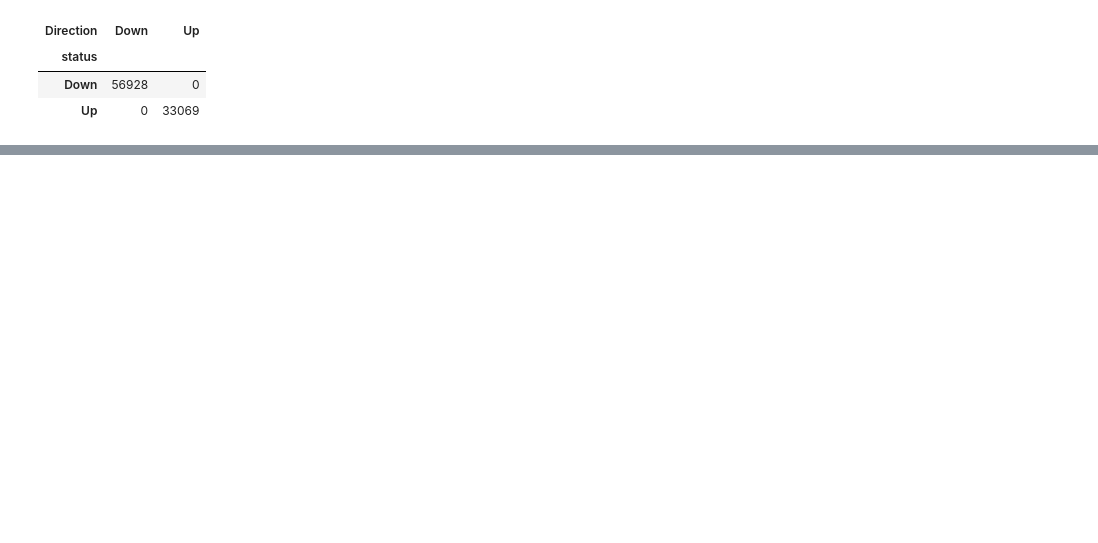
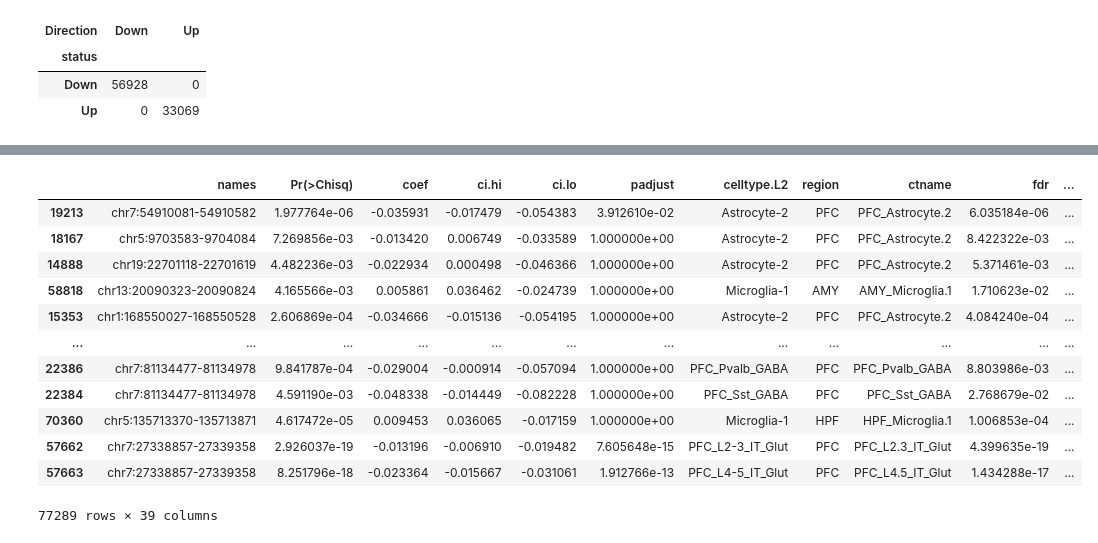
Before and after one commit to juychen/scmmd, a Jupyter notebook: 15gene_mapping.ipynb, the cells around one changed output, grey strips where cells are left out. Saved outputs shown, nothing was run; the diff lists cells and outputs as text; code cells hidden in the pictures; blank space fills up the shorter version.

```diff
--- a/15gene_mapping.ipynb
+++ b/15gene_mapping.ipynb
@@ -642,0 +737,24 @@ NameError: name 'df_dar_merge' is not defined
+# %%
+df_scenicp['Region NT'] = df_scenicp['Region NT'].str.replace('HIP', 'HPF', regex=False)
+# %%
+df_scenicp.rename(columns={'region': 'names', 'target': 'gene_scenic'}, inplace=True)
+# %%
+df_dar_scenicp = df_dar.merge(df_scenicp, left_on=['names', 'Region NT'], right_on=['names', 'Region NT'], how='inner')
+# %%
+df_dar_scenicp.sort_values('rho', ascending=False, inplace=True)
+# %%
+df_dar_scenicp
+# %% [output]
+|  | names | Pr(>Chisq) | coef | ci.hi | ci.lo | padjust | celltype.L2 | region | ctname | fdr | ... |
+| 19213 | chr7:54910081-54910582 | 1.977764e-06 | -0.035931 | -0.017479 | -0.054383 | 3.912610e-02 | Astrocyte-2 | PFC | PFC_Astrocyte.2 | 6.035184e-06 | ... |
+| 18167 | chr5:9703583-9704084 | 7.269856e-03 | -0.013420 | 0.006749 | -0.033589 | 1.000000e+00 | Astrocyte-2 | PFC | PFC_Astrocyte.2 | 8.422322e-03 | ... |
+| 14888 | chr19:22701118-22701619 | 4.482236e-03 | -0.022934 | 0.000498 | -0.046366 | 1.000000e+00 | Astrocyte-2 | PFC | PFC_Astrocyte.2 | 5.371461e-03 | ... |
+| 58818 | chr13:20090323-20090824 | 4.165566e-03 | 0.005861 | 0.036462 | -0.024739 | 1.000000e+00 | Microglia-1 | AMY | AMY_Microglia.1 | 1.710623e-02 | ... |
+| 15353 | chr1:168550027-168550528 | 2.606869e-04 | -0.034666 | -0.015136 | -0.054195 | 1.000000e+00 | Astrocyte-2 | PFC | PFC_Astrocyte.2 | 4.084240e-04 | ... |
+| ... | ... | ... | ... | ... | ... | ... | ... | ... | ... | ... | ... |
+| 22386 | chr7:81134477-81134978 | 9.841787e-04 | -0.029004 | -0.000914 | -0.057094 | 1.000000e+00 | PFC_Pvalb_GABA | PFC | PFC_Pvalb_GABA | 8.803986e-03 | ... |
+| 22384 | chr7:81134477-81134978 | 4.591190e-03 | -0.048338 | -0.014449 | -0.082228 | 1.000000e+00 | PFC_Sst_GABA | PFC | PFC_Sst_GABA | 2.768679e-02 | ... |
+| 70360 | chr5:135713370-135713871 | 4.617472e-05 | 0.009453 | 0.036065 | -0.017159 | 1.000000e+00 | Microglia-1 | HPF | HPF_Microglia.1 | 1.006853e-04 | ... |
+| 57662 | chr7:27338857-27339358 | 2.926037e-19 | -0.013196 | -0.006910 | -0.019482 | 7.605648e-15 | PFC_L2-3_IT_Glut | PFC | PFC_L2.3_IT_Glut | 4.399635e-19 | ... |
+| 57663 | chr7:27338857-27339358 | 8.251796e-18 | -0.023364 | -0.015667 | -0.031061 | 1.912766e-13 | PFC_L4-5_IT_Glut | PFC | PFC_L4.5_IT_Glut | 1.434288e-17 | ... |
+77289 rows × 39 columns
```
Also changed, not shown: parts of 7 cells of this notebook, 1 other file.
